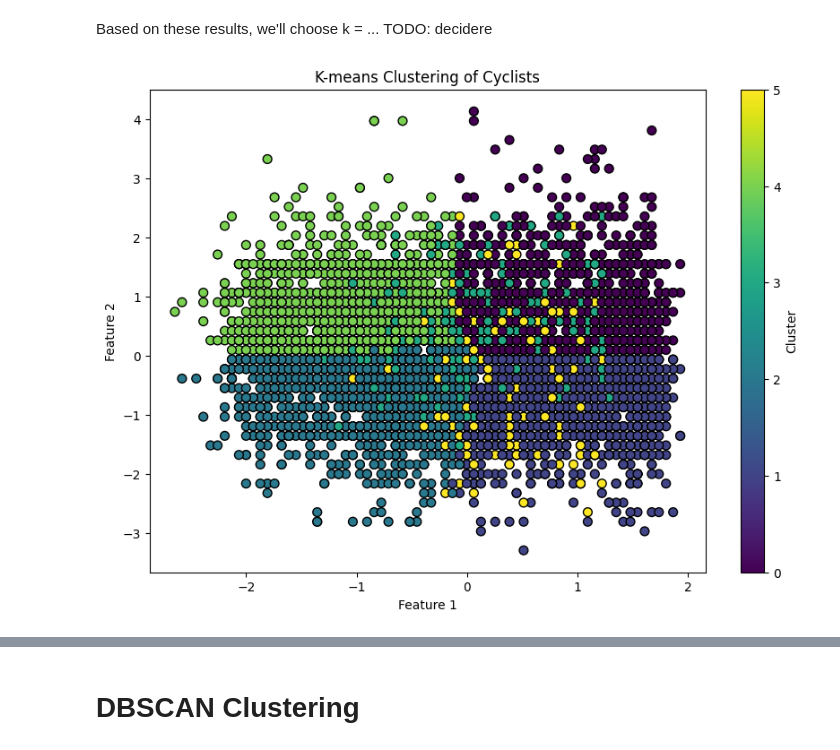
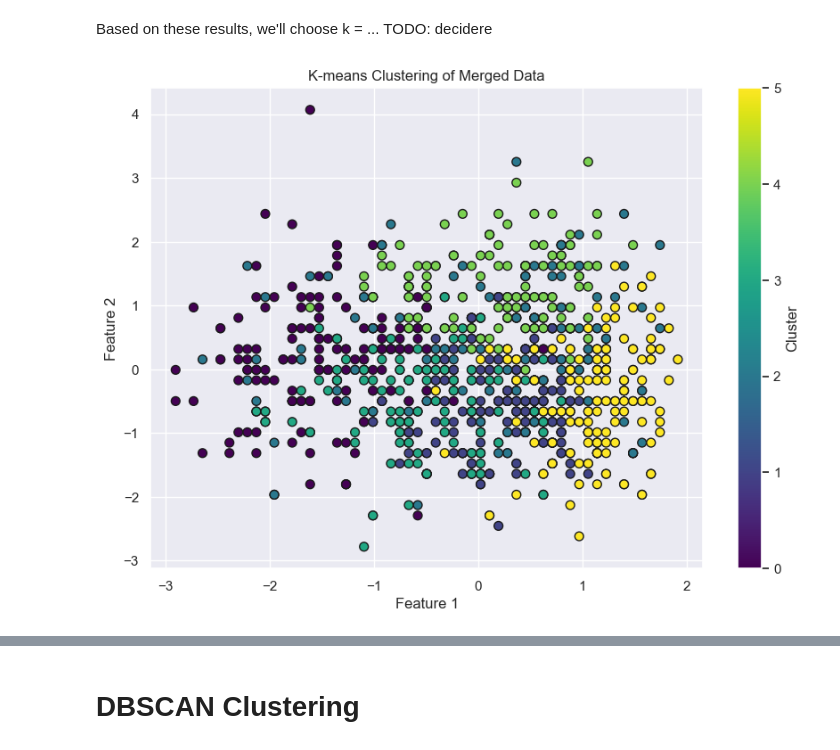
Before and after one commit to Emahhh/dm-project, a Jupyter notebook: 3_clustering.ipynb, the cells around one changed output, grey strips where cells are left out. Drawn from its saved outputs; the diff is of its cells as text; code cells hidden in the pictures.

```diff
--- a/3_clustering.ipynb
+++ b/3_clustering.ipynb
@@ -16,7 +18,28 @@
+# %%
+# How many samples to take for each test
+SAMPLE_SIZE = 1000
 # %%
 import pandas as pd
 import numpy as np
 import seaborn as sns
+
+# Autoreload allows the notebook to dynamically load code: if we update some helper functions outside of the notebook, we do not need to reload the notebook.
+%load_ext autoreload
+%autoreload 2
+
+# All auxiliary code is in ../src
+# code taken from: https://github.com/data-mining-UniPI/teaching24/tree/main/src
+import sys
+sys.path.append("./src/")
+
+# Set style for seaborn
+sns.set_theme(style="darkgrid")
+
+# Other available themes:
+# sns.set_theme(style="whitegrid")
+# sns.set_theme(style="dark")
+# sns.set_theme(style="white")
+# sns.set_theme(style="ticks")
 
 # Load datasets
 cyclists_df = pd.read_pickle('cyclists_transformed.pkl')
@@ -97,2 +122,7 @@ merged_features = merged_features.dropna()
+# %%
+# Perform sampling
+cyclists_features = cyclists_features.sample(n=SAMPLE_SIZE, random_state=42)
+races_features = races_features.sample(n=SAMPLE_SIZE, random_state=42)
+merged_features = merged_features.sample(n=SAMPLE_SIZE, random_state=42)
 # %% [markdown]
 ## Pairplots, correlation matrix and analysis
@@ -131,12 +156,14 @@ import matplotlib.pyplot as plt
 from sklearn.cluster import KMeans
 from sklearn.metrics import silhouette_score
 
+# Define the range for K
+K = range(1, 11)
+
 # Elbow Method
 inertia = []
-K = range(1, 10)
 for k in K:
     kmeans = KMeans(n_clusters=k, random_state=42)
-    kmeans.fit(cyclists_scaled)
+    kmeans.fit(merged_scaled)
     inertia.append(kmeans.inertia_)
 
 plt.figure(figsize=(8,5))
@@ -150,8 +177,8 @@ plt.show()
 silhouette_avg = []
 for k in range(2, 10):
     kmeans = KMeans(n_clusters=k, random_state=42)
-    cluster_labels = kmeans.fit_predict(cyclists_scaled)
-    silhouette_avg.append(silhouette_score(cyclists_scaled, cluster_labels))
+    cluster_labels = kmeans.fit_predict(merged_scaled)
+    silhouette_avg.append(silhouette_score(merged_scaled, cluster_labels))
 
 plt.figure(figsize=(8,5))
 plt.plot(range(2,10), silhouette_avg, 'bo-')
@@ -166,15 +193,15 @@ plt.show()
 Based on these results, we'll choose k = ... TODO: decidere
 # %%
 kmeans = KMeans(n_clusters=6, random_state=42)
-cyclists_features['kmeans_cluster'] = kmeans.fit_predict(cyclists_scaled)
+merged_features['kmeans_cluster'] = kmeans.fit_predict(merged_scaled)
 
 # Visualize the clusters
 plt.figure(figsize=(10, 7))
-plt.scatter(cyclists_scaled[:, 0], cyclists_scaled[:, 1], c=cyclists_features['kmeans_cluster'], cmap='viridis', marker='o', edgecolor='k', s=50)
-plt.title('K-means Clustering of Cyclists')
+plt.scatter(merged_scaled[:, 0], merged_scaled[:, 1], c=merged_features['kmeans_cluster'], cmap='viridis', marker='o', edgecolor='k', s=50)
+plt.title('K-means Clustering of Merged Data')
 plt.xlabel('Feature 1')
 plt.ylabel('Feature 2')
 plt.colorbar(label='Cluster')
 plt.show()
 # %% [output]
-[figure, old version]
+[figure, new version]
```
Also changed, not shown: parts of 14 cells of this notebook.
